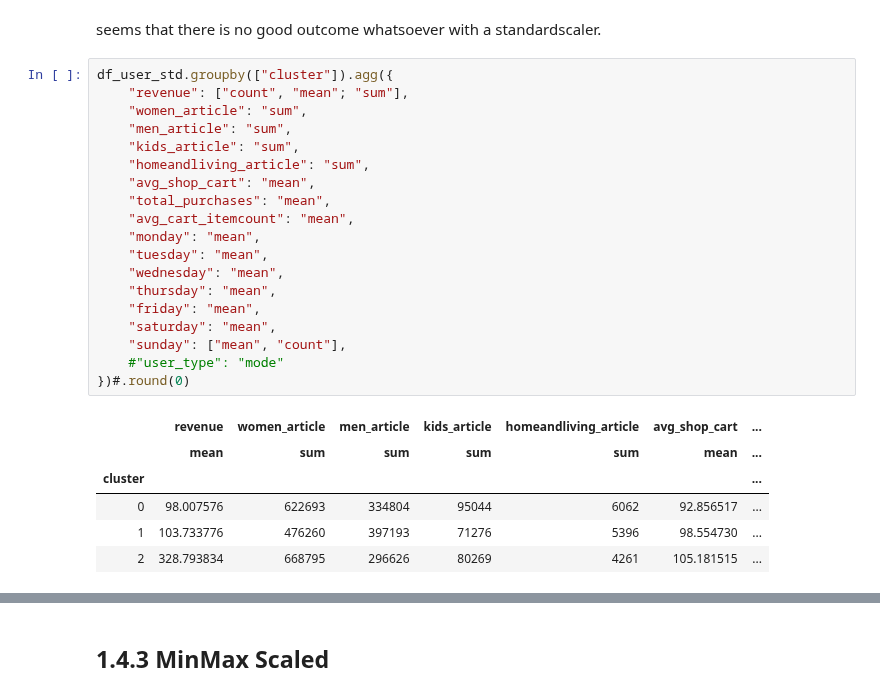
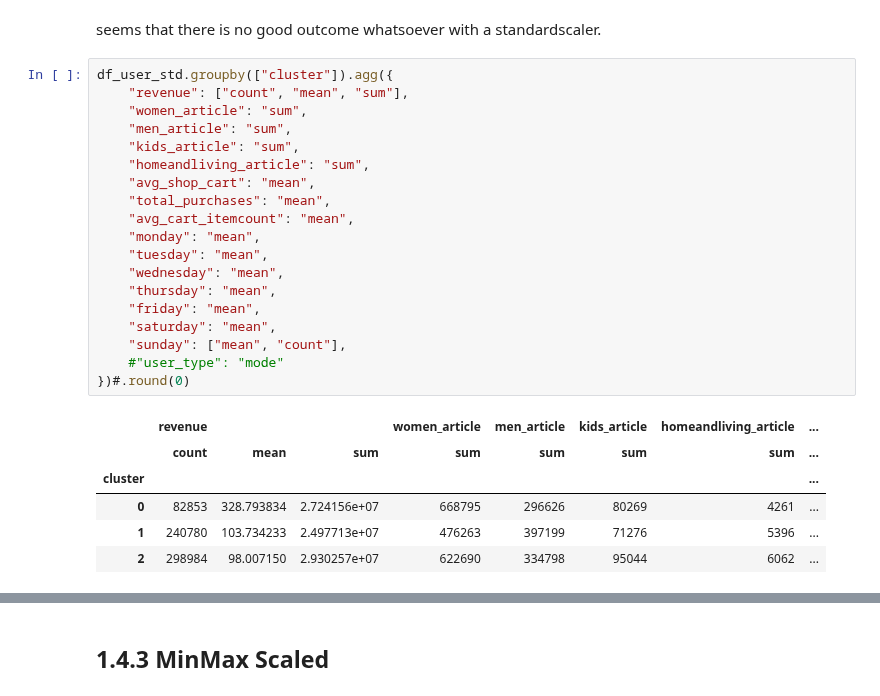
Before and after one commit to s-lau-42/Project_3_Online_Shop_Analysis, a Jupyter notebook: Part_3_Clustering.ipynb, the cells around one changed output, grey strips where cells are left out. Drawn from its saved outputs; the diff is of its cells as text.

```diff
--- a/Part_3_Clustering.ipynb
+++ b/Part_3_Clustering.ipynb
@@ -294,30 +294,30 @@ ordered_by_rev_std.groupby('cluster').describe()
 seems that there is no good outcome whatsoever with a standardscaler.
 # %%
 df_user_std.groupby(["cluster"]).agg({
-    "revenue": ["count", "mean"; "sum"],
+    "revenue": ["count", "mean", "sum"],
     "women_article": "sum",
     "men_article": "sum",
     "kids_article": "sum",
     "homeandliving_article": "sum",
     "avg_shop_cart": "mean",
     "total_purchases": "mean",
     "avg_cart_itemcount": "mean",
     "monday": "mean",
     "tuesday": "mean",
     "wednesday": "mean",
     "thursday": "mean",
     "friday": "mean",
     "saturday": "mean",
     "sunday": ["mean", "count"],
     #"user_type": "mode"
 })#.round(0)
 # %% [output]
-|  | revenue | women_article | men_article | kids_article | homeandliving_article | avg_shop_cart | ... |
-|  | mean | sum | sum | sum | sum | mean | ... |
-| cluster |  |  |  |  |  |  | ... |
-| 0 | 98.007576 | 622693 | 334804 | 95044 | 6062 | 92.856517 | ... |
-| 1 | 103.733776 | 476260 | 397193 | 71276 | 5396 | 98.554730 | ... |
-| 2 | 328.793834 | 668795 | 296626 | 80269 | 4261 | 105.181515 | ... |
+|  | revenue |  |  | women_article | men_article | kids_article | homeandliving_article | ... |
+|  | count | mean | sum | sum | sum | sum | sum | ... |
+| cluster |  |  |  |  |  |  |  | ... |
+| 0 | 82853 | 328.793834 | 2.724156e+07 | 668795 | 296626 | 80269 | 4261 | ... |
+| 1 | 240780 | 103.734233 | 2.497713e+07 | 476263 | 397199 | 71276 | 5396 | ... |
+| 2 | 298984 | 98.007150 | 2.930257e+07 | 622690 | 334798 | 95044 | 6062 | ... |
 # %% [markdown]
 <a id='1.4.3'></a>
 # %% [markdown]
```
Also changed, not shown: parts of 19 cells of this notebook, 4 other files.
